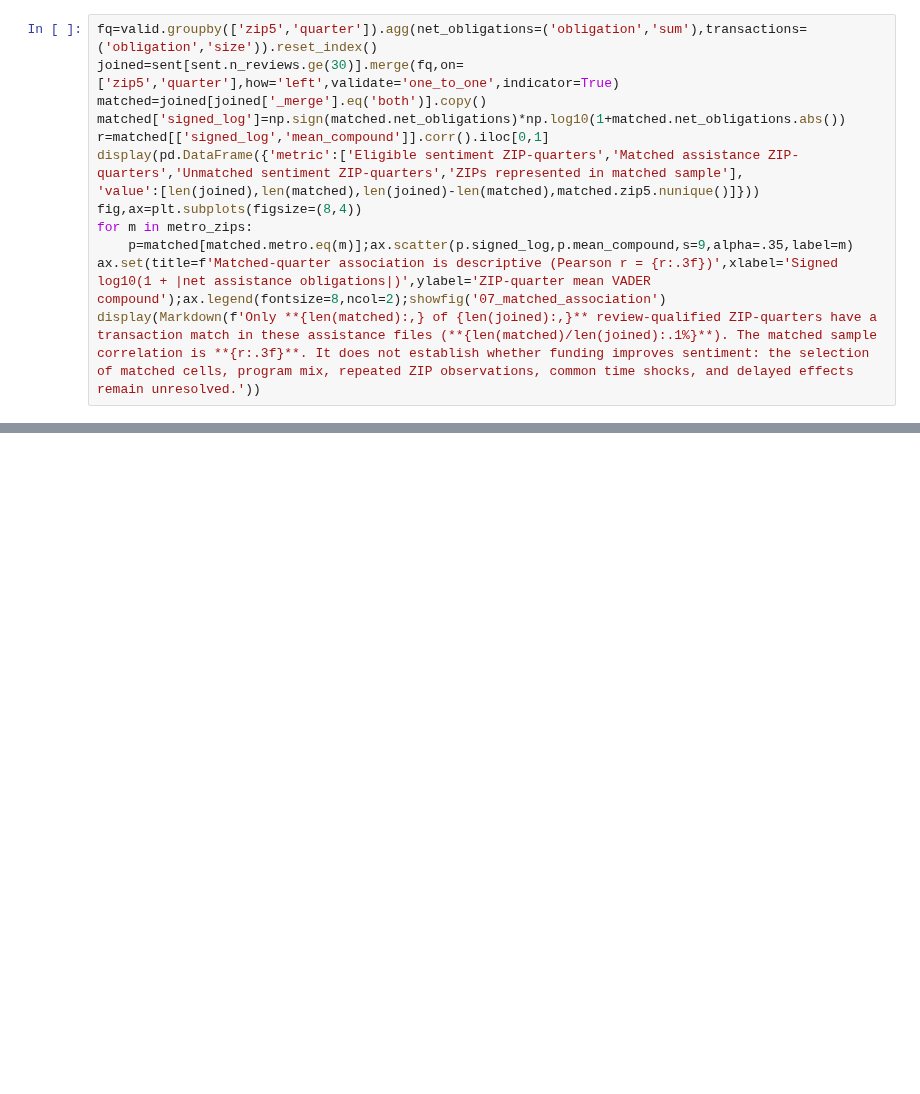
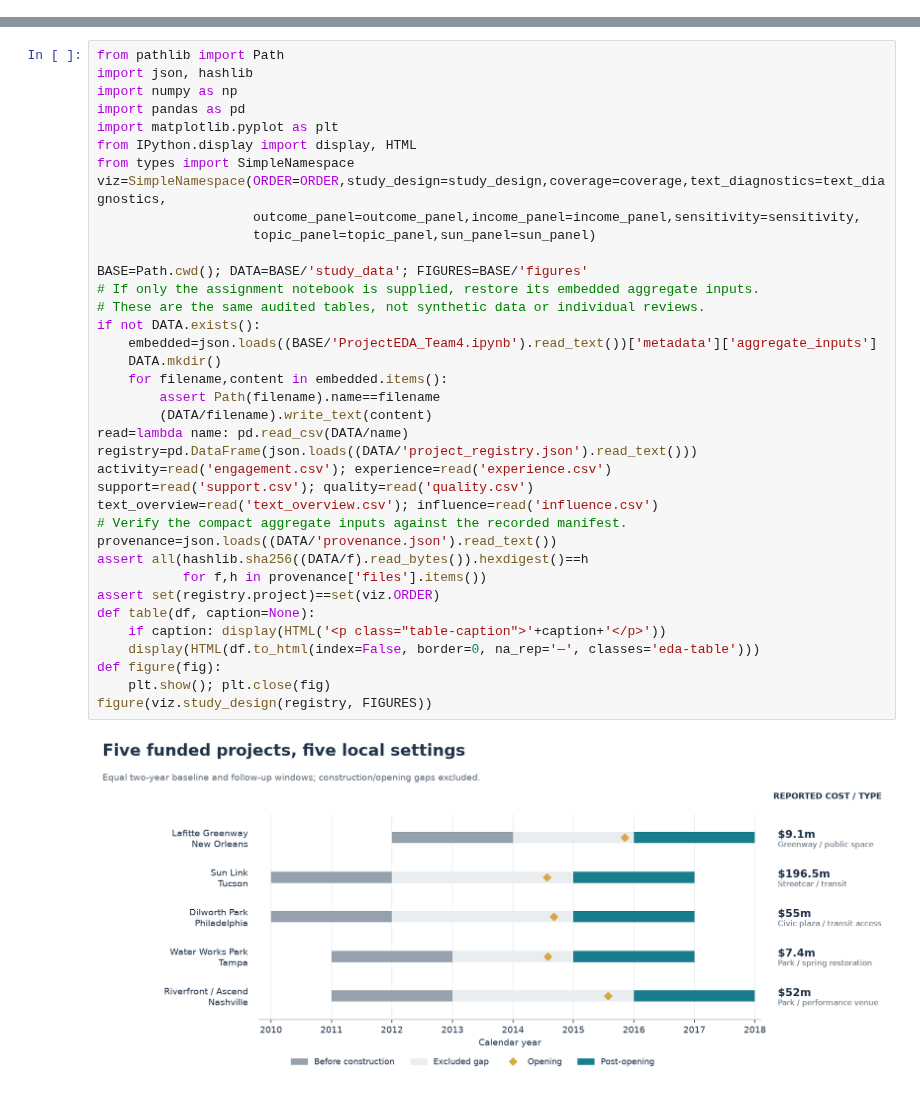
Before and after one commit to intreaction/neighborhood-sentiment-map, a Jupyter notebook: docs/coursework/milestone-2-eda/ProjectEDA_Team4.ipynb, the cells around one changed output, grey strips where cells are left out. Saved outputs shown, nothing was run; the diff lists cells and outputs as text; blank space fills up the shorter version.

Commit message:
Complete five-project EDA with reproducible visual report

```diff
--- a/docs/coursework/milestone-2-eda/ProjectEDA_Team4.ipynb
+++ b/docs/coursework/milestone-2-eda/ProjectEDA_Team4.ipynb
@@ -480,13 +0,0 @@ The x-axis preserves negative net obligations with a signed logarithm. The dolla
-# %%
-fq=valid.groupby(['zip5','quarter']).agg(net_obligations=('obligation','sum'),transactions=('obligation','size')).reset_index()
-joined=sent[sent.n_reviews.ge(30)].merge(fq,on=['zip5','quarter'],how='left',validate='one_to_one',indicator=True)
-matched=joined[joined['_merge'].eq('both')].copy()
-matched['signed_log']=np.sign(matched.net_obligations)*np.log10(1+matched.net_obligations.abs())
-r=matched[['signed_log','mean_compound']].corr().iloc[0,1]
-display(pd.DataFrame({'metric':['Eligible sentiment ZIP-quarters','Matched assistance ZIP-quarters','Unmatched sentiment ZIP-quarters','ZIPs represented in matched sample'],
-'value':[len(joined),len(matched),len(joined)-len(matched),matched.zip5.nunique()]}))
-fig,ax=plt.subplots(figsize=(8,4))
-for m in metro_zips:
-    p=matched[matched.metro.eq(m)];ax.scatter(p.signed_log,p.mean_compound,s=9,alpha=.35,label=m)
-ax.set(title=f'Matched-quarter association is descriptive (Pearson r = {r:.3f})',xlabel='Signed log10(1 + |net assistance obligations|)',ylabel='ZIP-quarter mean VADER compound');ax.legend(fontsize=8,ncol=2);showfig('07_matched_association')
-display(Markdown(f'Only **{len(matched):,} of {len(joined):,}** review-qualified ZIP-quarters have a transaction match in these assistance files (**{len(matched)/len(joined):.1%}**). The matched sample correlation is **{r:.3f}**. It does not establish whether funding improves sentiment: the selection of matched cells, program mix, repeated ZIP observations, common time shocks, and delayed effects remain unresolved.'))
@@ -609,0 +149,39 @@ The two assignment files are `ProjectEDA_Team4.ipynb` and `ProjectEDA_Team4.html
+# %%
+from pathlib import Path
+import json, hashlib
+import numpy as np
+import pandas as pd
+import matplotlib.pyplot as plt
+from IPython.display import display, HTML
+from types import SimpleNamespace
+viz=SimpleNamespace(ORDER=ORDER,study_design=study_design,coverage=coverage,text_diagnostics=text_diagnostics,
+                    outcome_panel=outcome_panel,income_panel=income_panel,sensitivity=sensitivity,
+                    topic_panel=topic_panel,sun_panel=sun_panel)
+
+BASE=Path.cwd(); DATA=BASE/'study_data'; FIGURES=BASE/'figures'
+# If only the assignment notebook is supplied, restore its embedded aggregate inputs.
+# These are the same audited tables, not synthetic data or individual reviews.
+if not DATA.exists():
+    embedded=json.loads((BASE/'ProjectEDA_Team4.ipynb').read_text())['metadata']['aggregate_inputs']
+    DATA.mkdir()
+    for filename,content in embedded.items():
+        assert Path(filename).name==filename
+        (DATA/filename).write_text(content)
+read=lambda name: pd.read_csv(DATA/name)
+registry=pd.DataFrame(json.loads((DATA/'project_registry.json').read_text()))
+activity=read('engagement.csv'); experience=read('experience.csv')
+support=read('support.csv'); quality=read('quality.csv')
+text_overview=read('text_overview.csv'); influence=read('influence.csv')
+# Verify the compact aggregate inputs against the recorded manifest.
+provenance=json.loads((DATA/'provenance.json').read_text())
+assert all(hashlib.sha256((DATA/f).read_bytes()).hexdigest()==h
+           for f,h in provenance['files'].items())
+assert set(registry.project)==set(viz.ORDER)
+def table(df, caption=None):
+    if caption: display(HTML('<p class="table-caption">'+caption+'</p>'))
+    display(HTML(df.to_html(index=False, border=0, na_rep='—', classes='eda-table')))
+def figure(fig):
+    plt.show(); plt.close(fig)
+figure(viz.study_design(registry, FIGURES))
+# %% [output]
+[figure, added]
```
Also changed, not shown: parts of 47 cells of this notebook, 57 other files.
